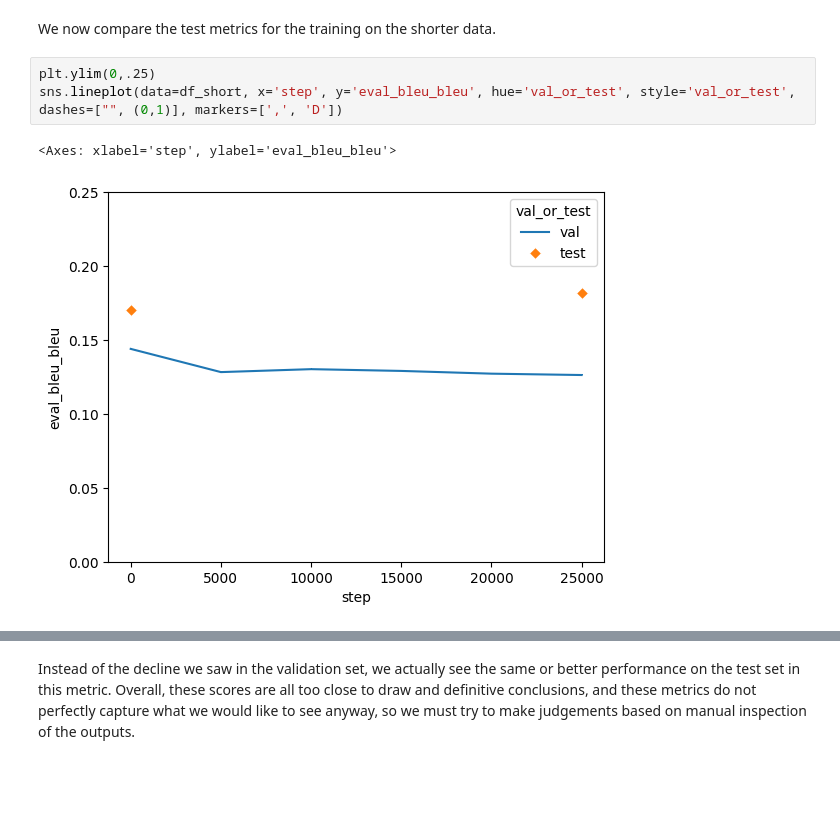
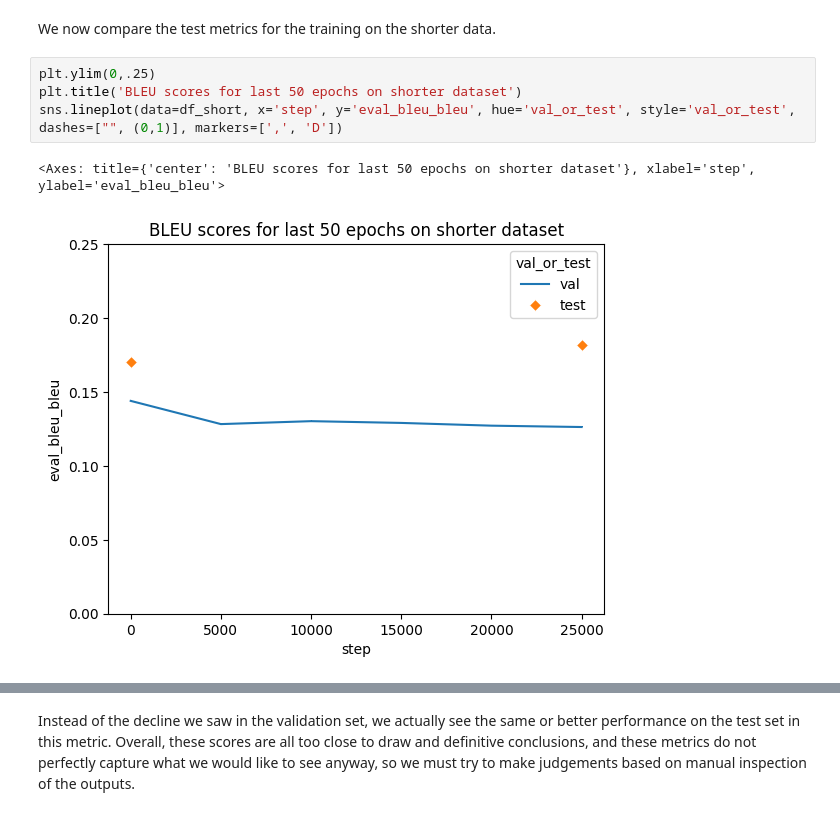
Before and after one commit to mattfeller/lean-conjecture-generator, a Jupyter notebook: notebooks/Testing.ipynb, the cells around one changed output, grey strips where cells are left out. Saved outputs shown, nothing was run; the diff lists cells and outputs as text; blank space fills up the shorter version.

```diff
--- a/notebooks/Testing.ipynb
+++ b/notebooks/Testing.ipynb
@@ -70,9 +72,10 @@ In both metrics, each model actually performs a bit better on the test set. It f
 We now compare the test metrics for the training on the shorter data.
 # %%
 plt.ylim(0,.25)
+plt.title('BLEU scores for last 50 epochs on shorter dataset')
 sns.lineplot(data=df_short, x='step', y='eval_bleu_bleu', hue='val_or_test', style='val_or_test', dashes=["", (0,1)], markers=[',', 'D'])
 # %% [output]
-<Axes: xlabel='step', ylabel='eval_bleu_bleu'>
+<Axes: title={'center': 'BLEU scores for last 50 epochs on shorter dataset'}, xlabel='step', ylabel='eval_bleu_bleu'>
-[figure, old version]
+[figure, new version]
 # %%
 plt.ylim(0,20)
```
Also changed, not shown: parts of 3 cells of this notebook, 1 other file.
